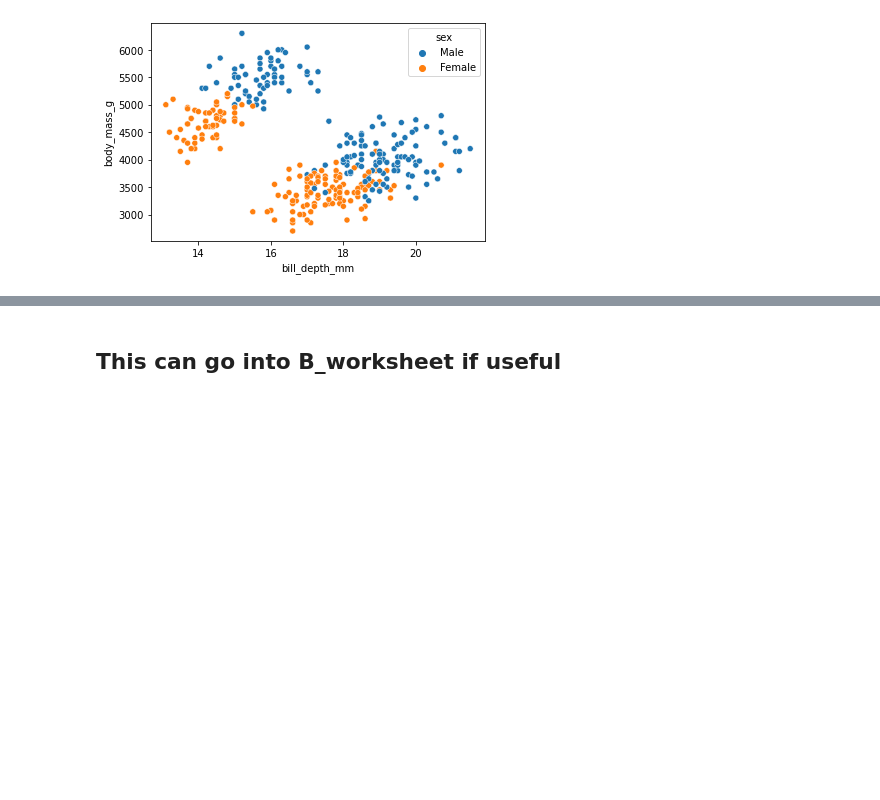
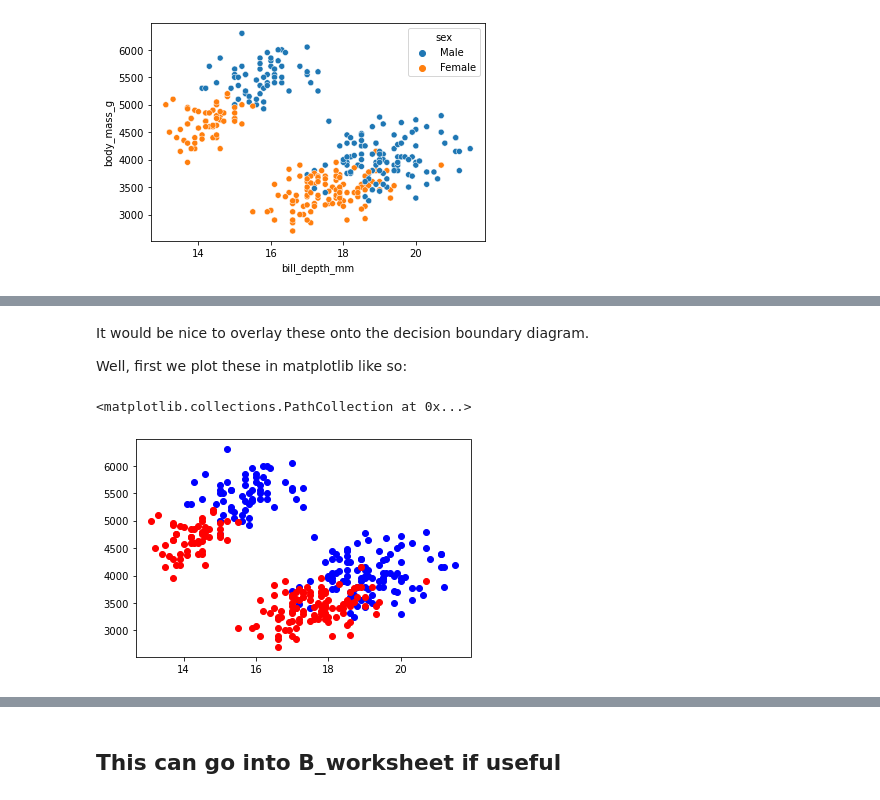
Before and after one commit to variationalform/FML, a Jupyter notebook: notebooks/4_concepts.ipynb, the cells around one changed output, grey strips where cells are left out. Cells and saved outputs as stored; diff of their text form; code cells hidden in the pictures; blank space fills up the shorter version.

```diff
--- a/notebooks/4_concepts.ipynb
+++ b/notebooks/4_concepts.ipynb
@@ -796,0 +726,12 @@ At some point this is better as a bash script outside of the notebook
+# %% [markdown]
+It would be nice to overlay these onto the decision boundary diagram.
+
+Well, first we plot these in matplotlib like so:
+# %%
+indxM = np.where(y == 'Male')[0]
+indxF = np.where(y != 'Male')[0]
+plt.scatter(X[indxM,0], X[indxM,1], color='blue')
+plt.scatter(X[indxF,0], X[indxF,1], color='red')
+# %% [output]
+<matplotlib.collections.PathCollection at 0x...>
+[figure, added]
```
Also changed, not shown: parts of 63 cells of this notebook.
